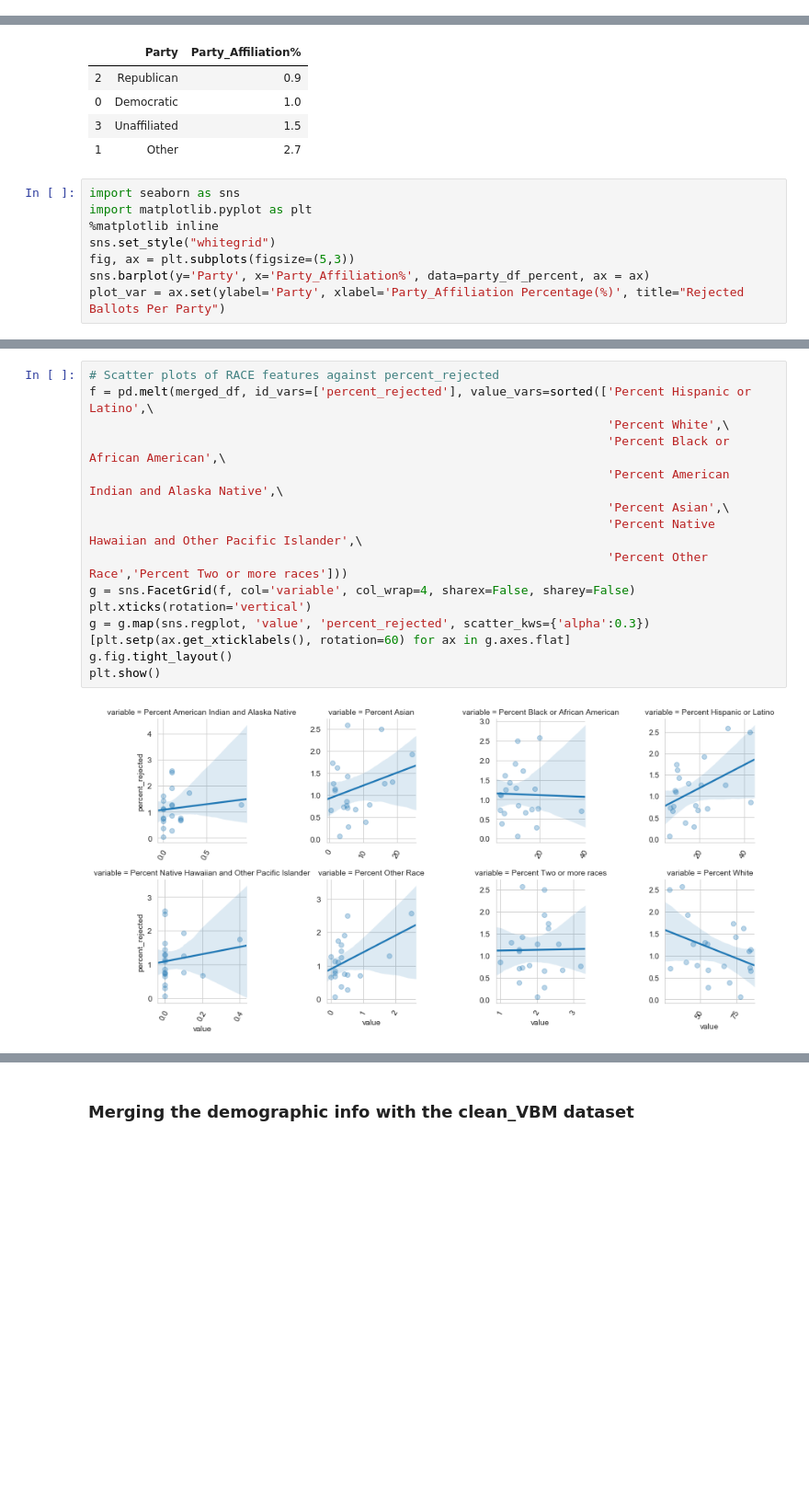
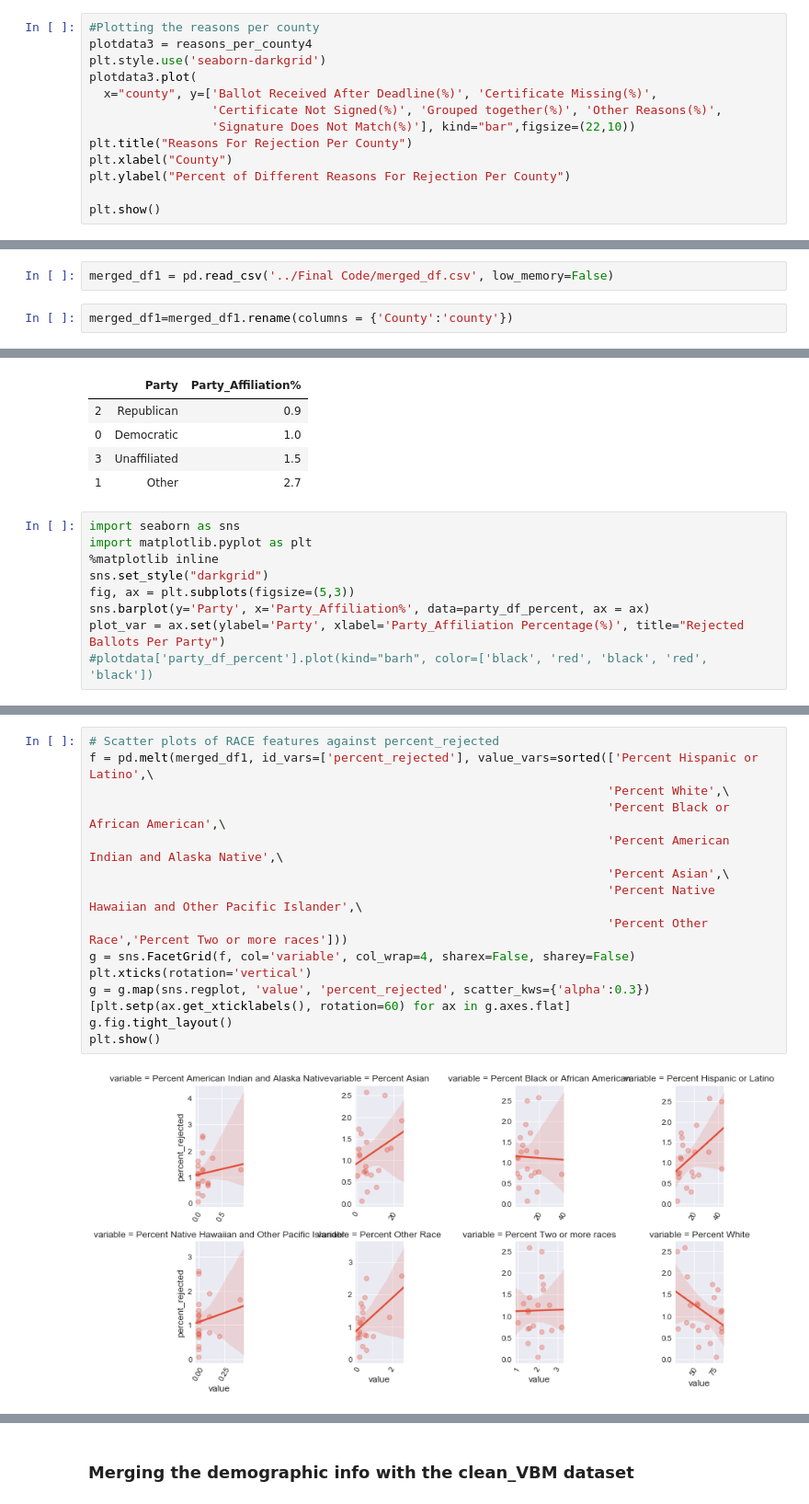
Before and after one commit to lemonaidn/VBM_Rejection_Factors, a Jupyter notebook: Khamanna/VBM_Report_Cleaning.ipynb, the cells around one changed output, grey strips where cells are left out. Shown at 92% size. Drawn from its saved outputs; the diff is of its cells as text; blank space fills up the shorter version.

```diff
--- a/Khamanna/VBM_Report_Cleaning.ipynb
+++ b/Khamanna/VBM_Report_Cleaning.ipynb
@@ -777,0 +774,13 @@ Index(['ballot_county', 'DemTotal', 'OtherTotal', 'RepubTotal', 'UnaffTotal',
+# %%
+#Plotting the reasons per county
+plotdata3 = reasons_per_county4
+plt.style.use('seaborn-darkgrid')
+plotdata3.plot(
+  x="county", y=['Ballot Received After Deadline(%)', 'Certificate Missing(%)',
+                 'Certificate Not Signed(%)', 'Grouped together(%)', 'Other Reasons(%)',
+                 'Signature Does Not Match(%)'], kind="bar",figsize=(22,10))
+plt.title("Reasons For Rejection Per County")
+plt.xlabel("County")
+plt.ylabel("Percent of Different Reasons For Rejection Per County")
+
+plt.show()
@@ -777,0 +791,4 @@ Index(['ballot_county', 'DemTotal', 'OtherTotal', 'RepubTotal', 'UnaffTotal',
+# %%
+merged_df1 = pd.read_csv('../Final Code/merged_df.csv', low_memory=False)
+# %%
+merged_df1=merged_df1.rename(columns = {'County':'county'})
@@ -940,8 +1004,9 @@ party_df_percent
 import seaborn as sns
 import matplotlib.pyplot as plt
 %matplotlib inline
-sns.set_style("whitegrid")
+sns.set_style("darkgrid")
 fig, ax = plt.subplots(figsize=(5,3))
 sns.barplot(y='Party', x='Party_Affiliation%', data=party_df_percent, ax = ax)
 plot_var = ax.set(ylabel='Party', xlabel='Party_Affiliation Percentage(%)', title="Rejected Ballots Per Party")
+#plotdata['party_df_percent'].plot(kind="barh", color=['black', 'red', 'black', 'red', 'black'])
 # %% [output]
@@ -981,19 +1025,19 @@ plt.show()
 # %%
 # Scatter plots of RACE features against percent_rejected
-f = pd.melt(merged_df, id_vars=['percent_rejected'], value_vars=sorted(['Percent Hispanic or Latino',\
+f = pd.melt(merged_df1, id_vars=['percent_rejected'], value_vars=sorted(['Percent Hispanic or Latino',\
                                                                         'Percent White',\
                                                                         'Percent Black or African American',\
                                                                         'Percent American Indian and Alaska Native',\
                                                                         'Percent Asian',\
                                                                         'Percent Native Hawaiian and Other Pacific Islander',\
                                                                         'Percent Other Race','Percent Two or more races']))
 g = sns.FacetGrid(f, col='variable', col_wrap=4, sharex=False, sharey=False)
 plt.xticks(rotation='vertical')
 g = g.map(sns.regplot, 'value', 'percent_rejected', scatter_kws={'alpha':0.3})
 [plt.setp(ax.get_xticklabels(), rotation=60) for ax in g.axes.flat]
 g.fig.tight_layout()
 plt.show()
 # %% [output]
-[figure, old version]
+[figure, new version]
 # %%
 # Scatter plots of LANGUAGE columns against percent_rejected
```
Also changed, not shown: parts of 114 cells of this notebook.
